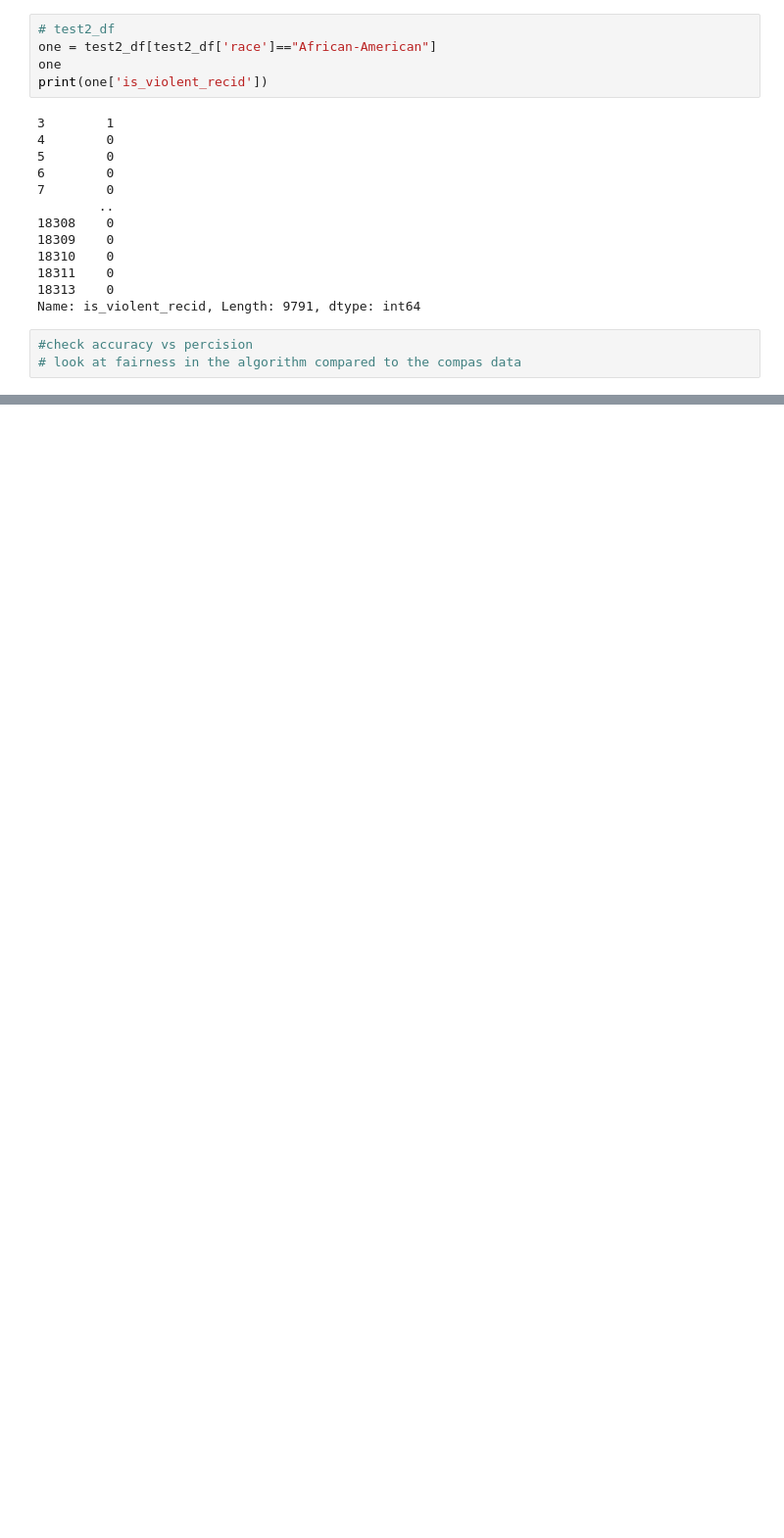
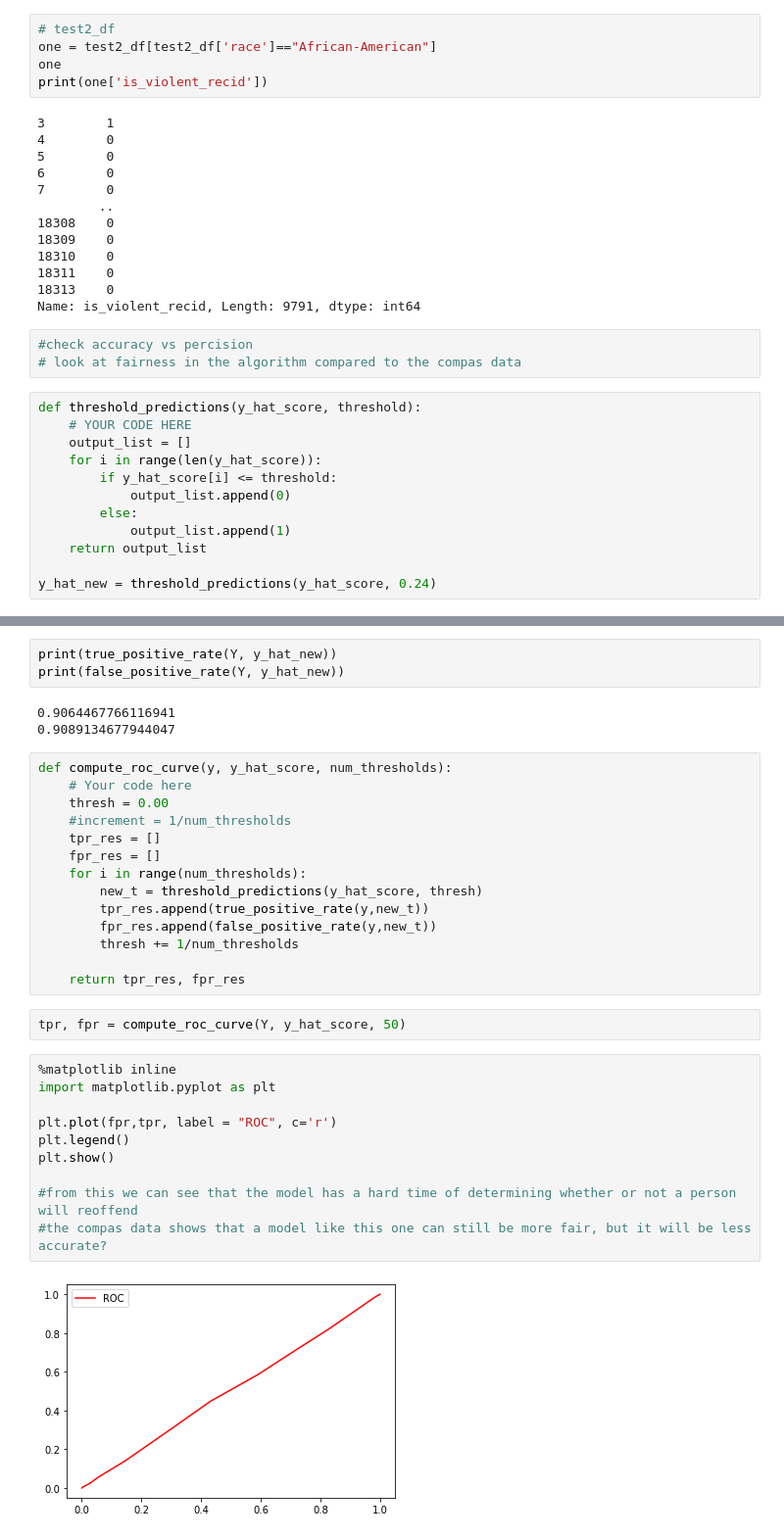
Before and after one commit to mattk127/cse146-project, a Jupyter notebook: project/project-model.ipynb, the cells around one changed output, grey strips where cells are left out. Shown: that part at 98% size. Drawn from its saved outputs; the diff is of its cells as text; blank space fills up the shorter version.

```diff
--- a/project/project-model.ipynb
+++ b/project/project-model.ipynb
@@ -192,3 +172,15 @@ Name: is_violent_recid, Length: 9791, dtype: int64
 # %%
 #check accuracy vs percision
 # look at fairness in the algorithm compared to the compas data
+# %%
+def threshold_predictions(y_hat_score, threshold):
+    # YOUR CODE HERE
+    output_list = []
+    for i in range(len(y_hat_score)):
+        if y_hat_score[i] <= threshold:
+            output_list.append(0)
+        else:
+            output_list.append(1)
+    return output_list
+
+y_hat_new = threshold_predictions(y_hat_score, 0.24)
@@ -194,0 +226,34 @@ Name: is_violent_recid, Length: 9791, dtype: int64
+# %%
+print(true_positive_rate(Y, y_hat_new))
+print(false_positive_rate(Y, y_hat_new))
+# %% [output]
+0.9064467766116941
+0.9089134677944047
+# %%
+def compute_roc_curve(y, y_hat_score, num_thresholds):
+    # Your code here
+    thresh = 0.00
+    #increment = 1/num_thresholds
+    tpr_res = []
+    fpr_res = []
+    for i in range(num_thresholds):
+        new_t = threshold_predictions(y_hat_score, thresh)
+        tpr_res.append(true_positive_rate(y,new_t))
+        fpr_res.append(false_positive_rate(y,new_t))
+        thresh += 1/num_thresholds
+
+    return tpr_res, fpr_res
+# %%
+tpr, fpr = compute_roc_curve(Y, y_hat_score, 50)
+# %%
+%matplotlib inline
+import matplotlib.pyplot as plt
+
+plt.plot(fpr,tpr, label = "ROC", c='r')
+plt.legend()
+plt.show()
+
+#from this we can see that the model has a hard time of determining whether or not a person will reoffend
+#the compas data shows that a model like this one can still be more fair, but it will be less accurate?
+# %% [output]
+[figure, added]
```
Also changed, not shown: parts of 3 cells of this notebook.
